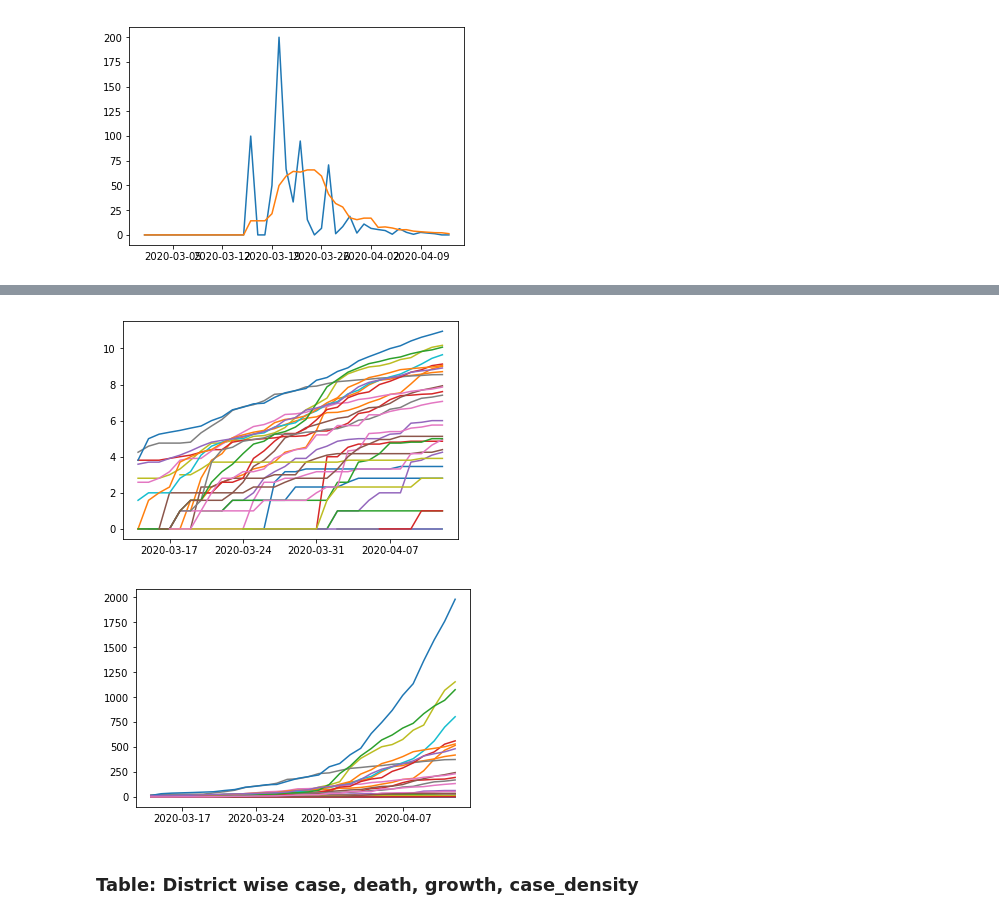
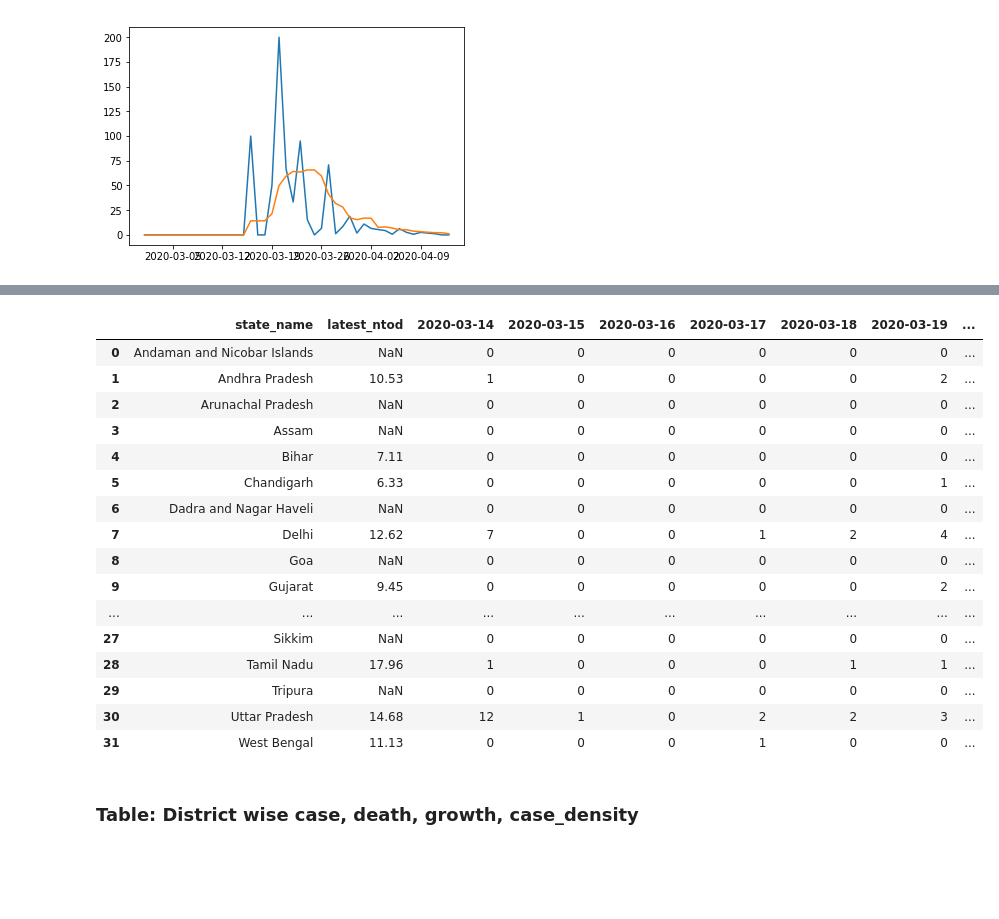
Before and after one commit to deepak-karkala/articles, a Jupyter notebook: covid19/notebooks/pandemic_analysis_api.ipynb, the cells around one changed output, grey strips where cells are left out. Saved outputs shown, nothing was run; the diff lists cells and outputs as text; code cells hidden in the pictures; blank space fills up the shorter version.

```diff
--- a/covid19/notebooks/pandemic_analysis_api.ipynb
+++ b/covid19/notebooks/pandemic_analysis_api.ipynb
@@ -1301,17 +1218,43 @@ df
-# %%
-fig1, ax1 = plt.subplots()
-fig2, ax2 = plt.subplots()
-
-for col in dft.columns:
-    if col not in ["date", "TT"]:
-        ax1.plot(dft["date"], np.log2(dft[col]))
-        ax2.plot(dft["date"], dft[col])
-
-#ax1.set_yscale('log')
-#ax1.set_yticks([1, 4, 16, 64, 256, 1024])
-# %% [output]
-[figure, removed]
-[figure, removed]
+# %%
+df = pd.read_csv("../data/"+folder+"/statewise_daily_confirmed.csv")
+del df["TT"]
+df["date"] = pd.to_datetime(df["date"]).dt.date
+dfsc = pd.read_csv("../data/extracted_data_api/state_codes.csv")
+df = df.transpose()
+new_header = df.iloc[0] #grab the first row for the header
+df = df[1:] #take the data less the header row
+df.columns = new_header
+df.reset_index(inplace=True)
+df.rename(columns={"index":"state_code"}, inplace=True)
+df = dfsc.set_index("state_code").join(df.set_index("state_code")).reset_index()
+df.rename(columns={"state":"state_name"}, inplace=True)
+del df["state_code"]
+
+dfntod = pd.read_csv("../data/extracted_data_api/code_data/state_case_death_testpm_ntod.csv")
+dfntod = dfntod[["state_name", dfntod.columns[-1]]]
+dfntod.rename(columns={dfntod.columns[-1]:"latest_ntod"}, inplace=True)
+
+df = dfntod.set_index("state_name").join(df.set_index("state_name")).reset_index()
+df.to_csv("../data/extracted_data_api/code_data/state_case_count.csv", index=False)
+df
+# %% [output]
+|  | state_name | latest_ntod | 2020-03-14 | 2020-03-15 | 2020-03-16 | 2020-03-17 | 2020-03-18 | 2020-03-19 | ... |
+| 0 | Andaman and Nicobar Islands | NaN | 0 | 0 | 0 | 0 | 0 | 0 | ... |
+| 1 | Andhra Pradesh | 10.53 | 1 | 0 | 0 | 0 | 0 | 2 | ... |
+| 2 | Arunachal Pradesh | NaN | 0 | 0 | 0 | 0 | 0 | 0 | ... |
+| 3 | Assam | NaN | 0 | 0 | 0 | 0 | 0 | 0 | ... |
+| 4 | Bihar | 7.11 | 0 | 0 | 0 | 0 | 0 | 0 | ... |
+| 5 | Chandigarh | 6.33 | 0 | 0 | 0 | 0 | 0 | 1 | ... |
+| 6 | Dadra and Nagar Haveli | NaN | 0 | 0 | 0 | 0 | 0 | 0 | ... |
+| 7 | Delhi | 12.62 | 7 | 0 | 0 | 1 | 2 | 4 | ... |
+| 8 | Goa | NaN | 0 | 0 | 0 | 0 | 0 | 0 | ... |
+| 9 | Gujarat | 9.45 | 0 | 0 | 0 | 0 | 0 | 2 | ... |
+| ... | ... | ... | ... | ... | ... | ... | ... | ... | ... |
+| 27 | Sikkim | NaN | 0 | 0 | 0 | 0 | 0 | 0 | ... |
+| 28 | Tamil Nadu | 17.96 | 1 | 0 | 0 | 0 | 1 | 1 | ... |
+| 29 | Tripura | NaN | 0 | 0 | 0 | 0 | 0 | 0 | ... |
+| 30 | Uttar Pradesh | 14.68 | 12 | 1 | 0 | 2 | 2 | 3 | ... |
+| 31 | West Bengal | 11.13 | 0 | 0 | 0 | 1 | 0 | 0 | ... |
 # %% [markdown]
 ### Table: District wise case, death, growth, case_density
 # %%
```
Also changed, not shown: parts of 9 cells of this notebook, 12 other files.
